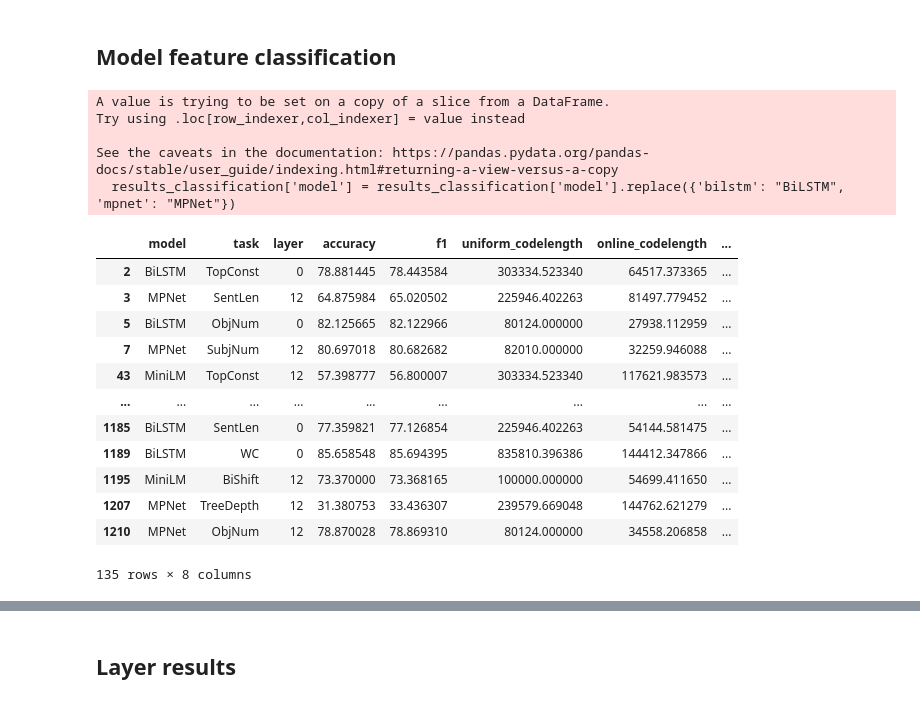
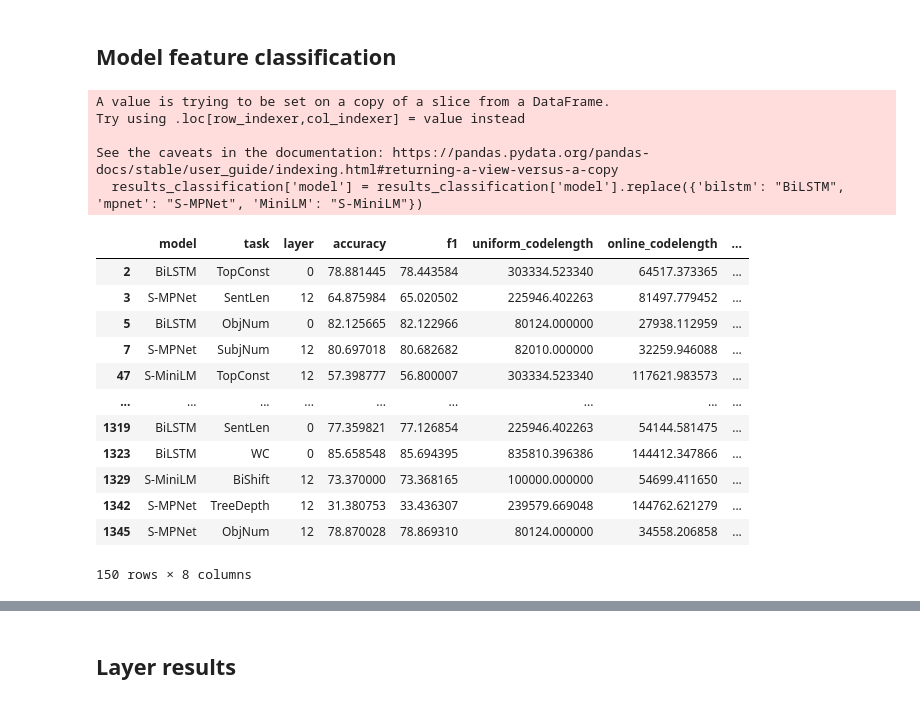
Before and after one commit to urbikn/probing-sentence-transformers-project, a Jupyter notebook: results_analysis.ipynb, the cells around one changed output, grey strips where cells are left out. Cells and saved outputs as stored; diff of their text form; code cells hidden in the pictures.

```diff
--- a/results_analysis.ipynb
+++ b/results_analysis.ipynb
@@ -25,6 +25,7 @@ task_dict = {
     'tree_depth': 'TreeDepth',
     'top_constituents': 'TopConst',
     'bigram_shift': 'BiShift',
+    'past_present': 'Tense',
     'subj_number': 'SubjNum',
     'obj_number': 'ObjNum',
     'odd_man_out': 'SOMO',
@@ -41,6 +42,7 @@ for file in results_files:
 
         data = json.load(f)
         accuracy, macro_f1, weighted_f1 = data['online_coding_results'][-1]['classification_report'].values()
+        # Divide by 1 kilobyte
         uniform_codelength = data['uniform_codelength']
         online_codelength = data['online_codelength']
         compression_ratio = data['compression_ratio']
@@ -70,30 +114,30 @@ results = pd.DataFrame(results_dict)
 # %%
 # Get values only from the last layer of each model
 results_classification = results.query("(model == 'bilstm') | (model != 'bilstm' & layer == 12)" )
 
 # Rename model names
-results_classification['model'] = results_classification['model'].replace({'bilstm': "BiLSTM", 'mpnet': "MPNet"})
+results_classification['model'] = results_classification['model'].replace({'bilstm': "BiLSTM", 'mpnet': "S-MPNet", 'MiniLM': "S-MiniLM"})
 
 results_classification
 # %% [output]
 A value is trying to be set on a copy of a slice from a DataFrame.
 Try using .loc[row_indexer,col_indexer] = value instead
 
 See the caveats in the documentation: https://pandas.pydata.org/pandas-docs/stable/user_guide/indexing.html#returning-a-view-versus-a-copy
-  results_classification['model'] = results_classification['model'].replace({'bilstm': "BiLSTM", 'mpnet': "MPNet"})
+  results_classification['model'] = results_classification['model'].replace({'bilstm': "BiLSTM", 'mpnet': "S-MPNet", 'MiniLM': "S-MiniLM"})
 |  | model | task | layer | accuracy | f1 | uniform_codelength | online_codelength | ... |
 | 2 | BiLSTM | TopConst | 0 | 78.881445 | 78.443584 | 303334.523340 | 64517.373365 | ... |
-| 3 | MPNet | SentLen | 12 | 64.875984 | 65.020502 | 225946.402263 | 81497.779452 | ... |
+| 3 | S-MPNet | SentLen | 12 | 64.875984 | 65.020502 | 225946.402263 | 81497.779452 | ... |
 | 5 | BiLSTM | ObjNum | 0 | 82.125665 | 82.122966 | 80124.000000 | 27938.112959 | ... |
-| 7 | MPNet | SubjNum | 12 | 80.697018 | 80.682682 | 82010.000000 | 32259.946088 | ... |
-| 43 | MiniLM | TopConst | 12 | 57.398777 | 56.800007 | 303334.523340 | 117621.983573 | ... |
+| 7 | S-MPNet | SubjNum | 12 | 80.697018 | 80.682682 | 82010.000000 | 32259.946088 | ... |
+| 47 | S-MiniLM | TopConst | 12 | 57.398777 | 56.800007 | 303334.523340 | 117621.983573 | ... |
 | ... | ... | ... | ... | ... | ... | ... | ... | ... |
-| 1185 | BiLSTM | SentLen | 0 | 77.359821 | 77.126854 | 225946.402263 | 54144.581475 | ... |
-| 1189 | BiLSTM | WC | 0 | 85.658548 | 85.694395 | 835810.396386 | 144412.347866 | ... |
-| 1195 | MiniLM | BiShift | 12 | 73.370000 | 73.368165 | 100000.000000 | 54699.411650 | ... |
-| 1207 | MPNet | TreeDepth | 12 | 31.380753 | 33.436307 | 239579.669048 | 144762.621279 | ... |
-| 1210 | MPNet | ObjNum | 12 | 78.870028 | 78.869310 | 80124.000000 | 34558.206858 | ... |
+| 1319 | BiLSTM | SentLen | 0 | 77.359821 | 77.126854 | 225946.402263 | 54144.581475 | ... |
+| 1323 | BiLSTM | WC | 0 | 85.658548 | 85.694395 | 835810.396386 | 144412.347866 | ... |
+| 1329 | S-MiniLM | BiShift | 12 | 73.370000 | 73.368165 | 100000.000000 | 54699.411650 | ... |
+| 1342 | S-MPNet | TreeDepth | 12 | 31.380753 | 33.436307 | 239579.669048 | 144762.621279 | ... |
+| 1345 | S-MPNet | ObjNum | 12 | 78.870028 | 78.869310 | 80124.000000 | 34558.206858 | ... |
-135 rows × 8 columns
+150 rows × 8 columns
 # %%
 table = results_classification.pivot_table(index='task', columns='model', values='accuracy', aggfunc='mean').round(1)
 
```
Also changed, not shown: parts of 6 cells of this notebook, 5 other files.
